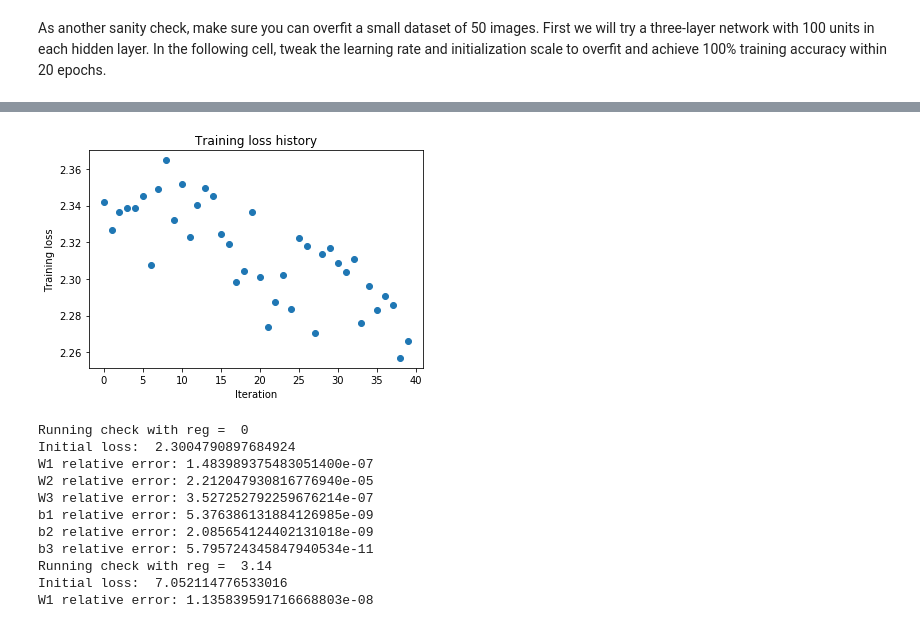
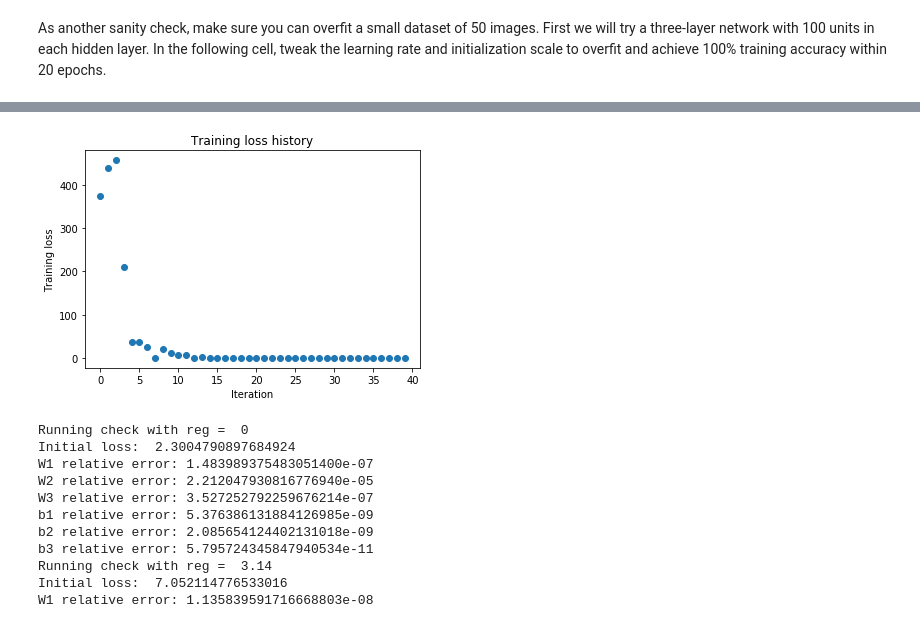
Before and after one commit to mjnovice/assignments, a Jupyter notebook: cs682/assignment2/FullyConnectedNets.ipynb, the cells around one changed output, grey strips where cells are left out. Saved outputs shown, nothing was run; the diff lists cells and outputs as text; code cells hidden in the pictures.

```diff
--- a/cs682/assignment2/FullyConnectedNets.ipynb
+++ b/cs682/assignment2/FullyConnectedNets.ipynb
@@ -415,8 +415,9 @@ small_data = {
   'y_val': data['y_val'],
 }
 
-weight_scale = 1e-2
-learning_rate = 1e-4
+weight_scale = 1e-1
+learning_rate = 1e-3
+
 model = FullyConnectedNet([100, 100],
               weight_scale=weight_scale, dtype=np.float64)
 solver = Solver(model, small_data,
@@ -428,6 +429,7 @@ solver = Solver(model, small_data,
          )
 solver.train()
 
+
 plt.plot(solver.loss_history, 'o')
 plt.title('Training loss history')
 plt.xlabel('Iteration')
@@ -454,4 +456,4 @@ plt.show()
-[figure, old version]
+[figure, new version]
 # %%
 np.random.seed(231)
 N, D, H1, H2, C = 2, 15, 20, 30, 10
```
Also changed, not shown: parts of 11 cells of this notebook, 2 other files.
